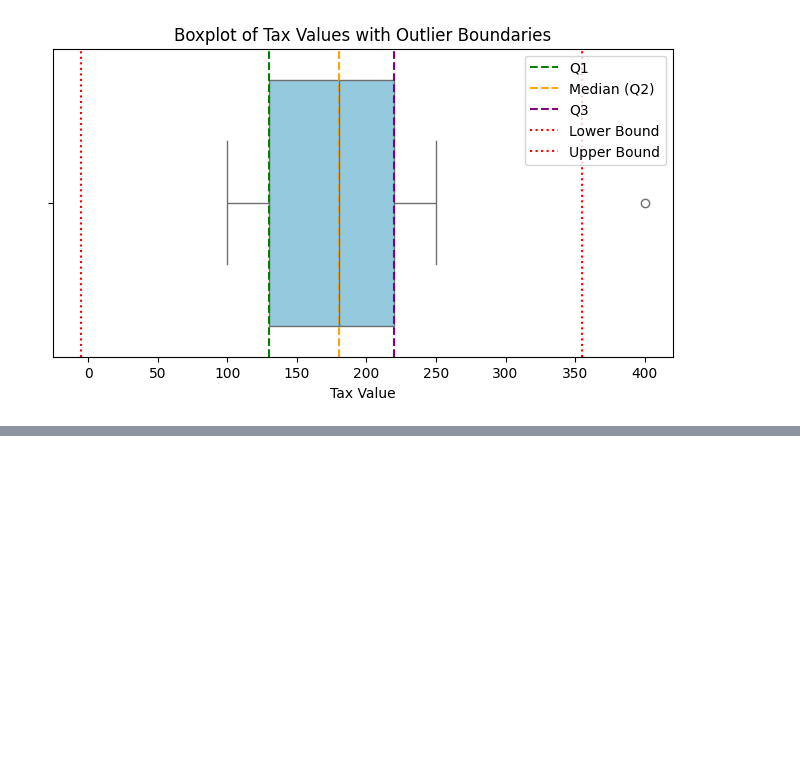
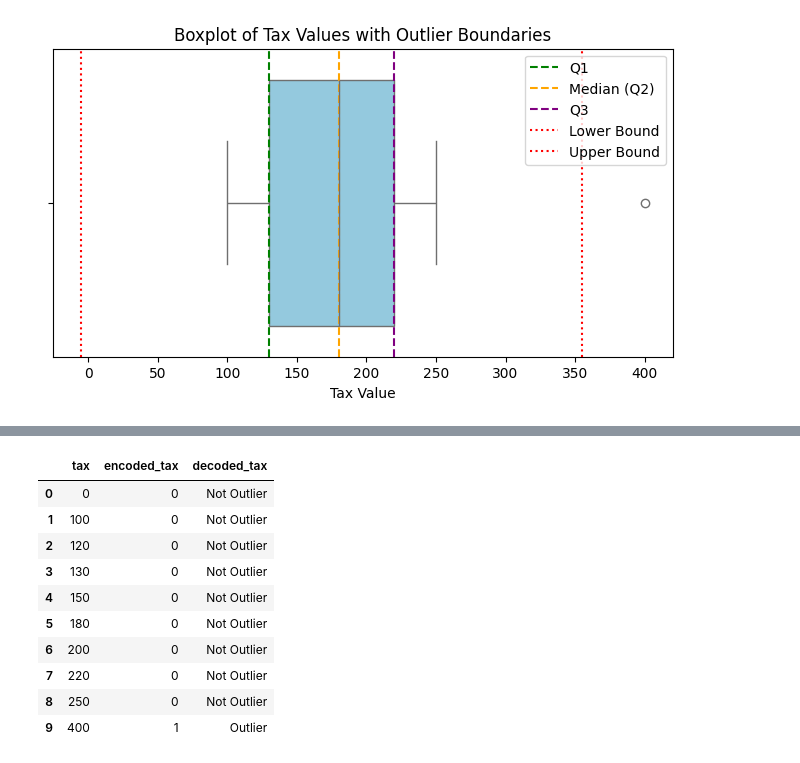
Before and after one commit to HarshKubade/ML_Lab, a Jupyter notebook: ML_LAB_3.ipynb, the cells around one changed output, grey strips where cells are left out. Cells and saved outputs as stored; diff of their text form; code cells hidden in the pictures; blank space fills up the shorter version.

```diff
--- a/ML_LAB_3.ipynb
+++ b/ML_LAB_3.ipynb
@@ -108,3 +108,8 @@ plt.legend()
 plt.show()
 # %% [output]
 [figure]
+# %%
+def encode_tax(tax_value, upper_bound):
+  return 1 if tax_value > upper_bound else 0
+def decode_encoded_tax(encoded_value):
+  return "Outlier" if encoded_value == 1 else "Not Outlier"
@@ -110,0 +130,13 @@ plt.show()
+# %%
+tax_values = [0, 100, 120, 130, 150, 180, 200, 220, 250, 400]
+df = pd.DataFrame(tax_values, columns=['tax'])
+
+Q1 = df['tax'].quantile(0.25)
+Q2 = df['tax'].median()
+Q3 = df['tax'].quantile(0.75)
+IQR = Q3 - Q1
+lower_bound = Q1 - 1.5 * IQR
+upper_bound = Q3 + 1.5 * IQR
+
+df['encoded_tax'] = df['tax'].apply(encode_tax, args=(upper_bound,))
+display(df)
@@ -110,0 +155,17 @@ plt.show()
+# %%
+import pandas as pd
+from IPython.display import display
+
+def encode_tax(tax_value, upper_bound):
+  return 1 if tax_value > upper_bound else 0
+tax_values = [0, 100, 120, 130, 150, 180, 200, 220, 250, 400]
+df = pd.DataFrame(tax_values, columns=['tax'])
+Q1 = df['tax'].quantile(0.25)
+Q2 = df['tax'].median()
+Q3 = df['tax'].quantile(0.75)
+IQR = Q3 - Q1
+lower_bound = Q1 - 1.5 * IQR
+upper_bound = Q3 + 1.5 * IQR
+
+df['encoded_tax'] = df['tax'].apply(encode_tax, args=(upper_bound,))
+display(df)
@@ -110,0 +184,15 @@ plt.show()
+# %%
+df['decoded_tax'] = df['encoded_tax'].apply(decode_encoded_tax)
+display(df)
+# %% [output]
+|  | tax | encoded_tax | decoded_tax |
+| 0 | 0 | 0 | Not Outlier |
+| 1 | 100 | 0 | Not Outlier |
+| 2 | 120 | 0 | Not Outlier |
+| 3 | 130 | 0 | Not Outlier |
+| 4 | 150 | 0 | Not Outlier |
+| 5 | 180 | 0 | Not Outlier |
+| 6 | 200 | 0 | Not Outlier |
+| 7 | 220 | 0 | Not Outlier |
+| 8 | 250 | 0 | Not Outlier |
+| 9 | 400 | 1 | Outlier |
```
Also changed, not shown: parts of 4 cells of this notebook.
